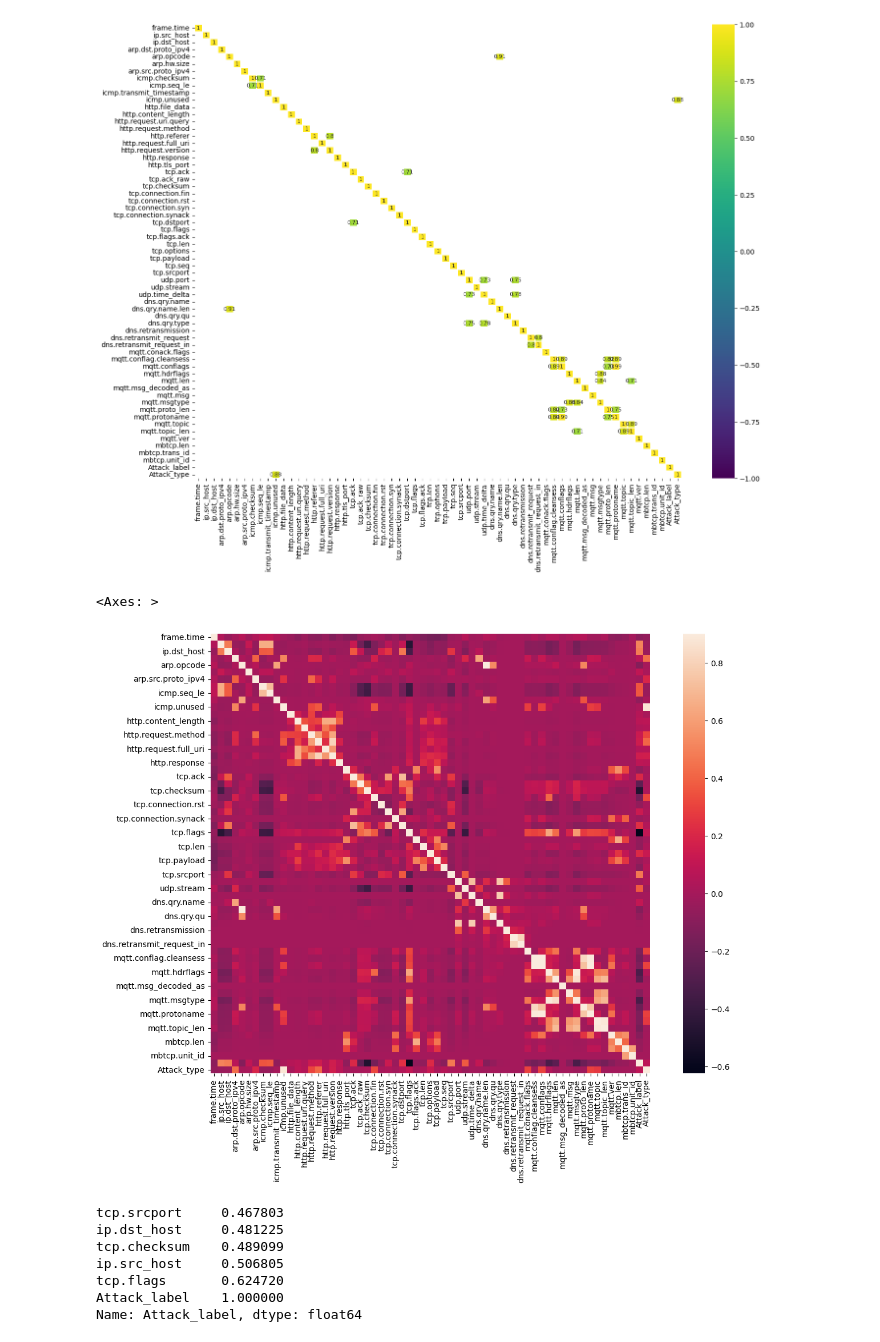
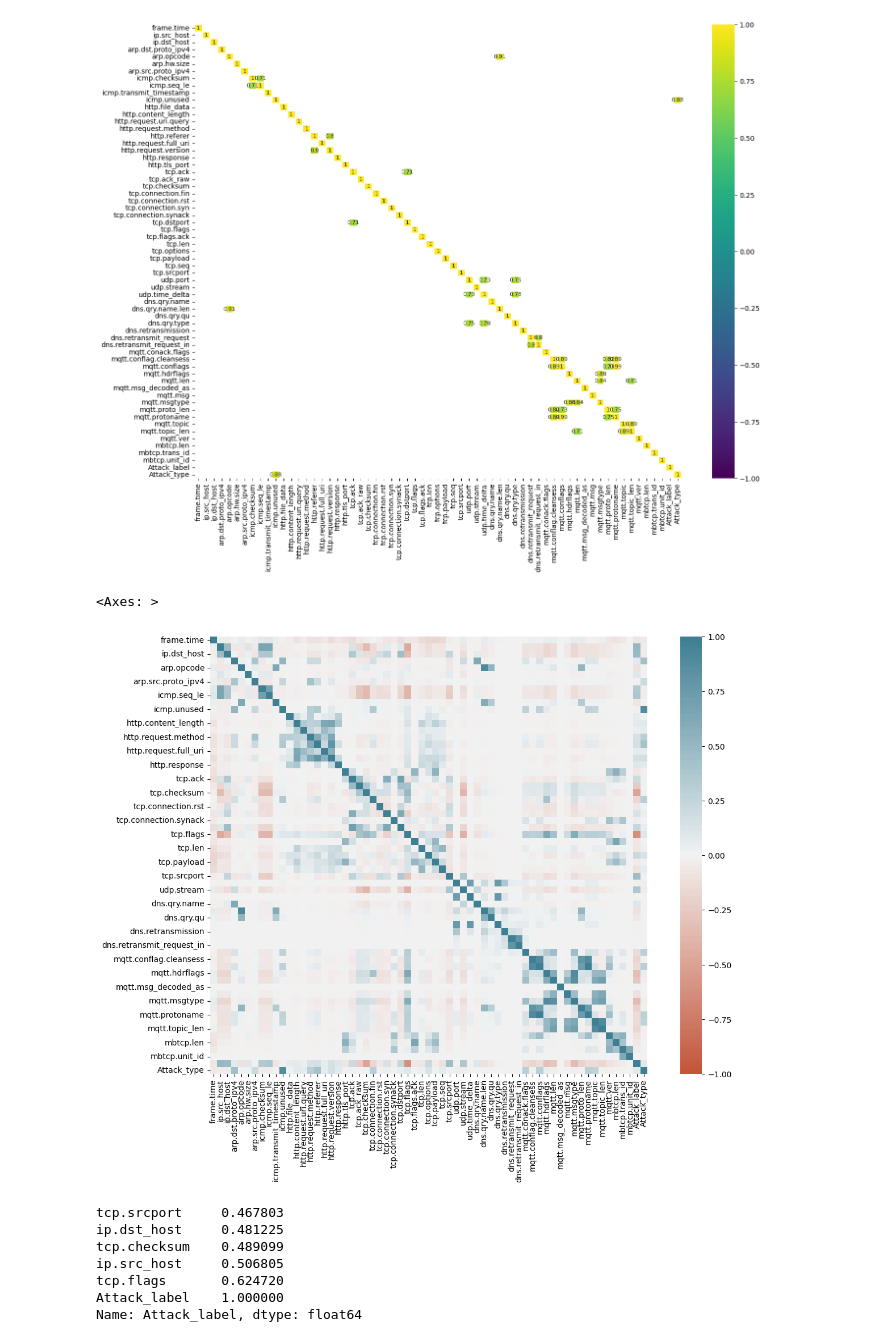
Before and after one commit to douniagh/MyApplication-, a Jupyter notebook: Training4.ipynb, the cells around one changed output. Drawn from its saved outputs; the diff is of its cells as text; code cells hidden in the pictures.

```diff
--- a/Training4.ipynb
+++ b/Training4.ipynb
@@ -123,7 +123,10 @@ sns.heatmap(corr[(corr >= 0.7) | (corr <= -0.7)],
 # %%
 corr_matrix = df.corr(method='pearson') #  ‘pearson’, ‘kendall’, ‘spearman’
 fig = plt.figure(figsize=(15,10))
-sns.heatmap(corr_matrix,vmax=0.9,square = True)
+sns.heatmap(corr,
+    vmin=-1, vmax=1, center=0,
+    cmap=sns.diverging_palette(20, 220, n=200),
+    square=True)
 # %% [output]
 <Axes: >
-[figure, old version]
+[figure, new version]
```
Also changed, not shown: parts of 2 cells of this notebook.
